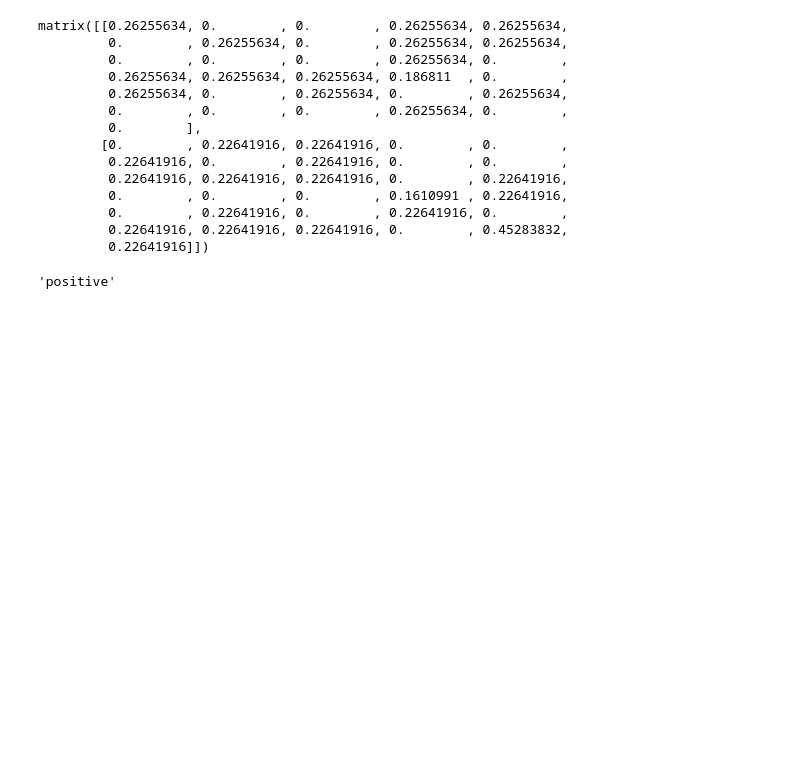
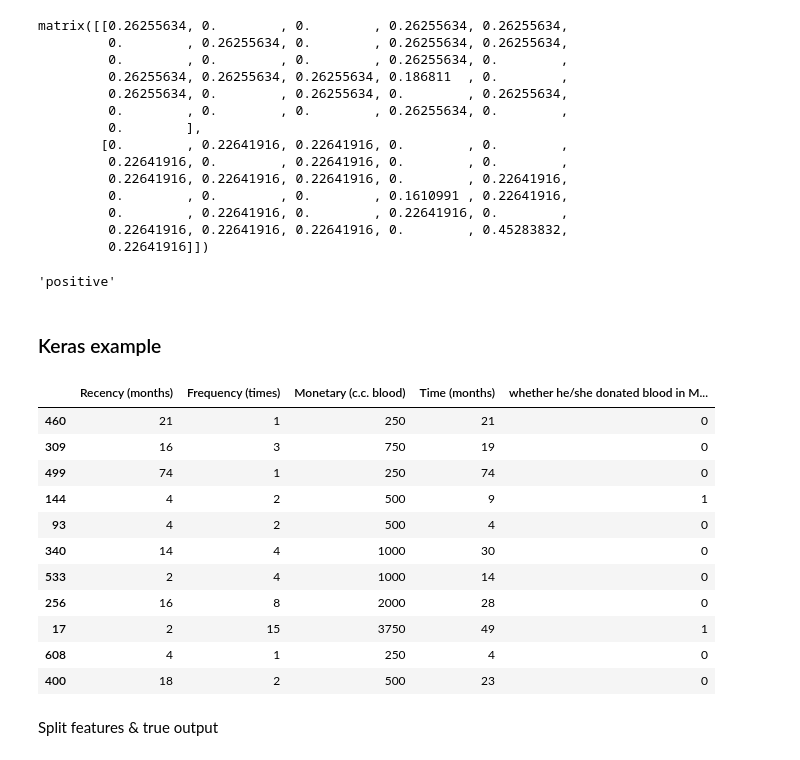
Before and after one commit to yuriimchg/Machine-Learning-sandbox, a Jupyter notebook: text_classification/basics_of_tokenization.ipynb, the cells around one changed output. Saved outputs shown, nothing was run; the diff lists cells and outputs as text; code cells hidden in the pictures; blank space fills up the shorter version.

Commit message:
add keras

```diff
--- a/text_classification/basics_of_tokenization.ipynb
+++ b/text_classification/basics_of_tokenization.ipynb
@@ -172,3 +191,24 @@ model = NaiveBayesClassifier(data)
 model.classify('Dont watch it')
 # %% [output]
 'positive'
+# %% [markdown]
+### Keras example
+# %%
+df = pd.read_csv('blood_data.csv', delimiter=',')
+# %%
+df.sample(11)
+# %% [output]
+|  | Recency (months) | Frequency (times) | Monetary (c.c. blood) | Time (months) | whether he/she donated blood in M... |
+| 460 | 21 | 1 | 250 | 21 | 0 |
+| 309 | 16 | 3 | 750 | 19 | 0 |
+| 499 | 74 | 1 | 250 | 74 | 0 |
+| 144 | 4 | 2 | 500 | 9 | 1 |
+| 93 | 4 | 2 | 500 | 4 | 0 |
+| 340 | 14 | 4 | 1000 | 30 | 0 |
+| 533 | 2 | 4 | 1000 | 14 | 0 |
+| 256 | 16 | 8 | 2000 | 28 | 0 |
+| 17 | 2 | 15 | 3750 | 49 | 1 |
+| 608 | 4 | 1 | 250 | 4 | 0 |
+| 400 | 18 | 2 | 500 | 23 | 0 |
+# %% [markdown]
+Split features & true output
```
Also changed, not shown: parts of 19 cells of this notebook.
